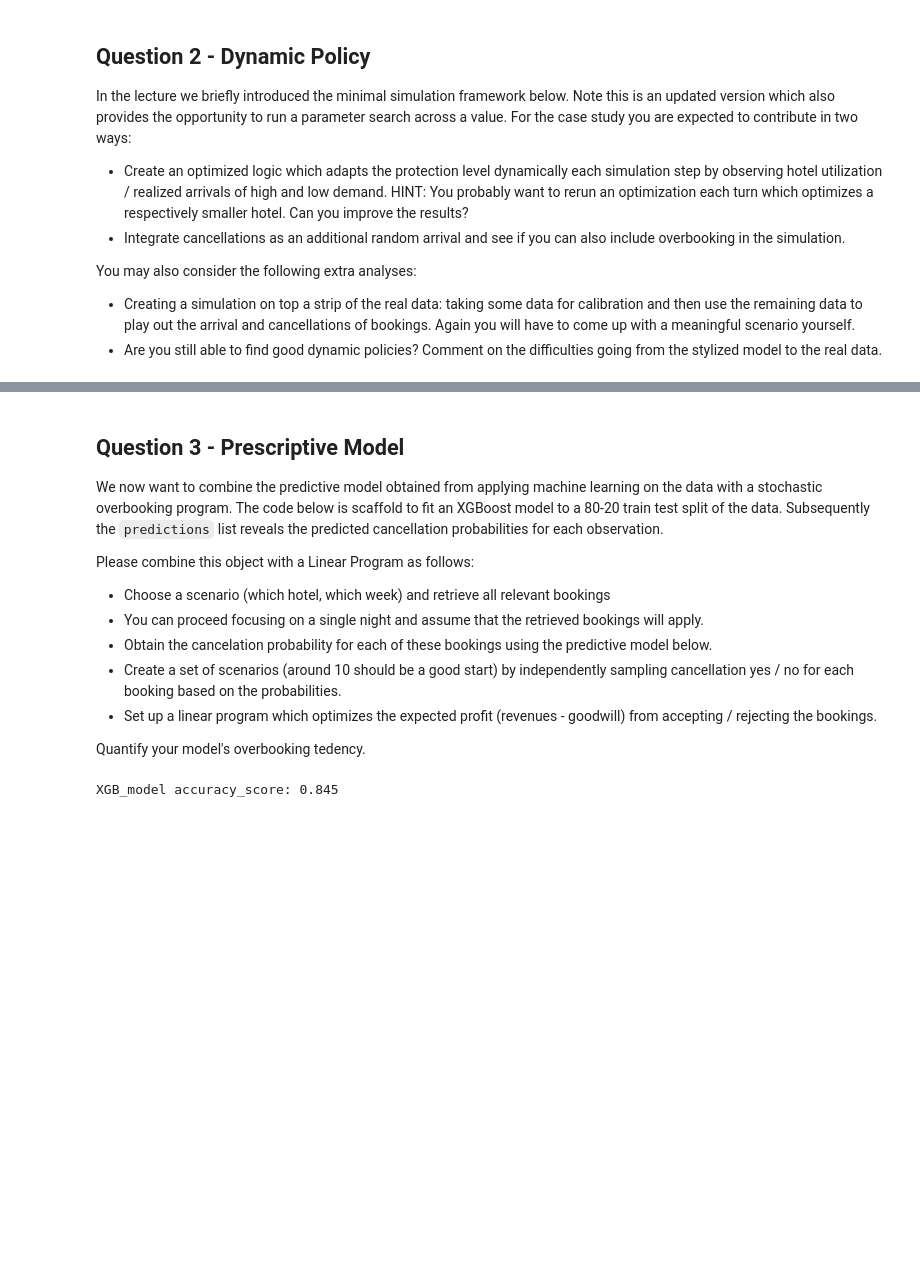
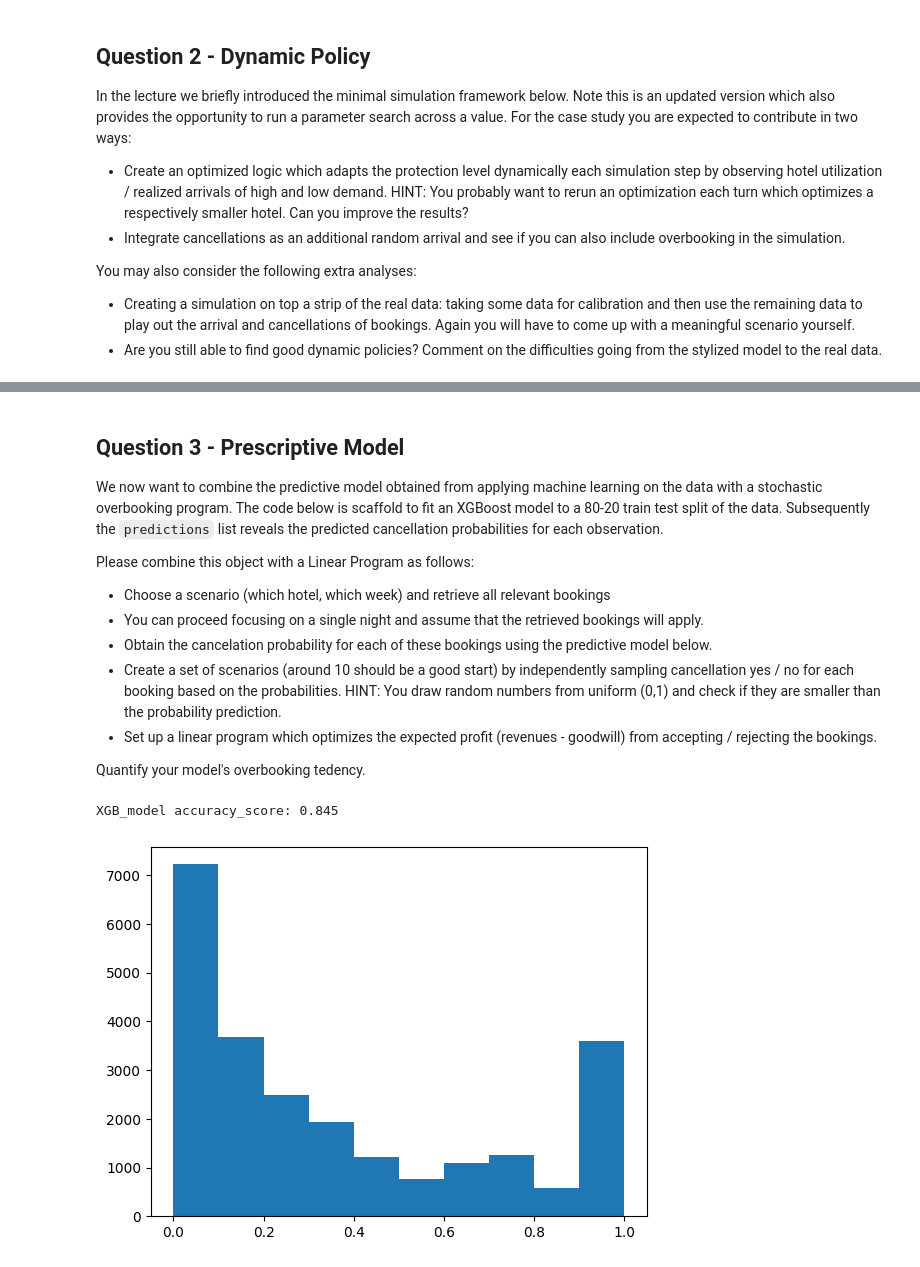
Before and after one commit to D3IP-SS24/03-revenue-management-week-2-chrisflath, a Jupyter notebook: Case-3.ipynb, the cells around one changed output, grey strips where cells are left out. Drawn from its saved outputs; the diff is of its cells as text; code cells hidden in the pictures; blank space fills up the shorter version.

```diff
--- a/Case-3.ipynb
+++ b/Case-3.ipynb
@@ -142,7 +136,7 @@ Please combine this object with a Linear Program as follows:
 - Choose a scenario (which hotel, which week) and retrieve all relevant bookings
 - You can proceed focusing on a single night and assume that the retrieved bookings will apply.
 - Obtain the cancelation probability for each of these bookings using the predictive model below.
-- Create a set of scenarios (around 10 should be a good start) by independently sampling cancellation yes / no for each booking based on the probabilities.
+- Create a set of scenarios (around 10 should be a good start) by independently sampling cancellation yes / no for each booking based on the probabilities. HINT: You draw random numbers from uniform (0,1) and check if they are smaller than the probability prediction.
 - Set up a linear program which optimizes the expected profit (revenues - goodwill) from accepting / rejecting the bookings.
 
 Quantify your model's overbooking tedency.
@@ -217,30 +211,33 @@ num_transformer = SimpleImputer(strategy="constant")
 cat_transformer = Pipeline(steps=[
     ("imputer", SimpleImputer(strategy="constant", fill_value="Unknown")),
     ("onehot", OneHotEncoder(handle_unknown='ignore'))])
 
 # Bundle preprocessing for numerical and categorical features:
 preprocessor = ColumnTransformer(transformers=[("num", num_transformer, num_features),
                                                ("cat", cat_transformer, cat_features)])
 
 model = [("XGB_model", XGBClassifier(random_state=42, n_jobs=-1))]
 
 # split data into 'kfolds' parts for cross validation,
 # use shuffle to ensure random distribution of data:
 kfolds = 4 # 4 = 75% train, 25% validation
 split = KFold(n_splits=kfolds, shuffle=True, random_state=42)
 
 # Preprocessing, fitting, making predictions and scoring for every model:
 for name, model in model:
     # pack preprocessing of data and the model in a pipeline:
     model_steps = Pipeline(steps=[('preprocessor', preprocessor),
                               ('model', model)])
 
     model_steps.fit(X_train, y_train)
     preds = model_steps.predict(X_test)
     score = accuracy_score(y_test, preds)
     print(f"{name} accuracy_score: {round(score, 4)}")
 
 predictor = Pipeline(steps=[('preprocessor', preprocessor), ('model',model)])
 predictions = [item[1] for item in predictor.predict_proba(X_test)]
+
+plt.hist(predictions);
 # %% [output]
 XGB_model accuracy_score: 0.845
+[figure, added]
```
Also changed, not shown: parts of 2 cells of this notebook, 1 other file.
